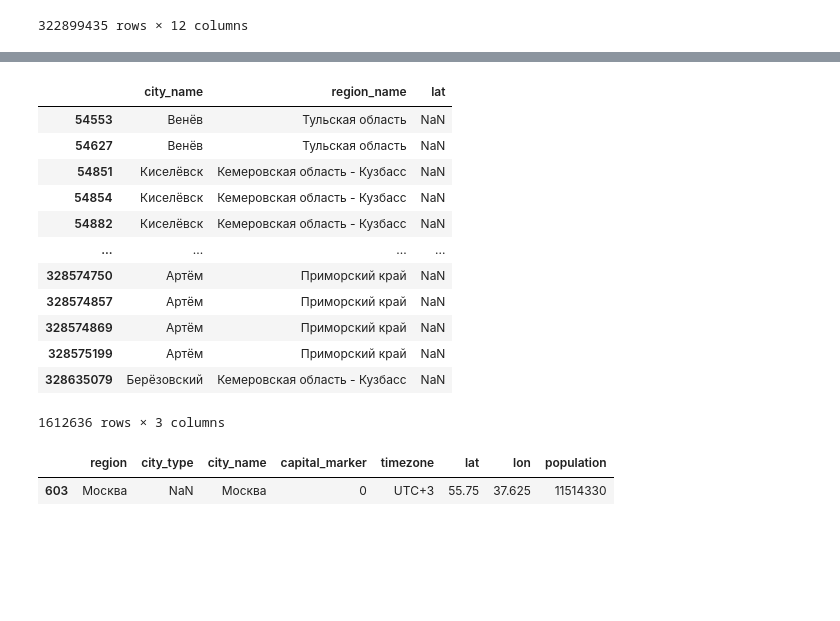
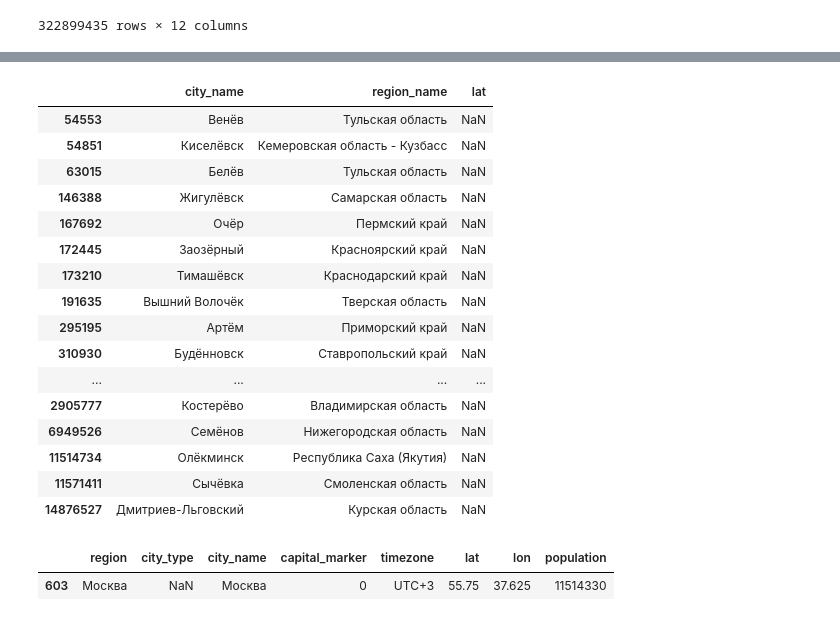
Before and after one commit to shockless/mts-ml-cup, a Jupyter notebook: cities_prices_fe.ipynb, the cells around one changed output, grey strips where cells are left out. Saved outputs shown, nothing was run; the diff lists cells and outputs as text; code cells hidden in the pictures; blank space fills up the shorter version.

```diff
--- a/cities_prices_fe.ipynb
+++ b/cities_prices_fe.ipynb
@@ -58,19 +58,23 @@ df.head()
 | 3 | Краснодарский край | Краснодар | Apple | iPhone 7 | googleads.g.doubleclick.net | smartphone | ... |
 | 4 | Краснодарский край | Краснодар | Apple | iPhone 7 | googleads.g.doubleclick.net | smartphone | ... |
 # %%
-ndf = df[["city_name", "region_name", "lat"]][df["lat"].isnull()]
+ndf = df[["city_name", "region_name", "lat"]][df["lat"].isnull()].drop_duplicates()
 ndf
 # %% [output]
 |  | city_name | region_name | lat |
 | 54553 | Венёв | Тульская область | NaN |
-| 54627 | Венёв | Тульская область | NaN |
 | 54851 | Киселёвск | Кемеровская область - Кузбасс | NaN |
-| 54854 | Киселёвск | Кемеровская область - Кузбасс | NaN |
-| 54882 | Киселёвск | Кемеровская область - Кузбасс | NaN |
+| 63015 | Белёв | Тульская область | NaN |
+| 146388 | Жигулёвск | Самарская область | NaN |
+| 167692 | Очёр | Пермский край | NaN |
+| 172445 | Заозёрный | Красноярский край | NaN |
+| 173210 | Тимашёвск | Краснодарский край | NaN |
+| 191635 | Вышний Волочёк | Тверская область | NaN |
+| 295195 | Артём | Приморский край | NaN |
+| 310930 | Будённовск | Ставропольский край | NaN |
 | ... | ... | ... | ... |
-| 328574750 | Артём | Приморский край | NaN |
-| 328574857 | Артём | Приморский край | NaN |
-| 328574869 | Артём | Приморский край | NaN |
-| 328575199 | Артём | Приморский край | NaN |
-| 328635079 | Берёзовский | Кемеровская область - Кузбасс | NaN |
+| 2905777 | Костерёво | Владимирская область | NaN |
+| 6949526 | Семёнов | Нижегородская область | NaN |
+| 11514734 | Олёкминск | Республика Саха (Якутия) | NaN |
+| 11571411 | Сычёвка | Смоленская область | NaN |
+| 14876527 | Дмитриев-Льговский | Курская область | NaN |
-1612636 rows × 3 columns
```
Also changed, not shown: parts of 2 cells of this notebook, 5 other files.
